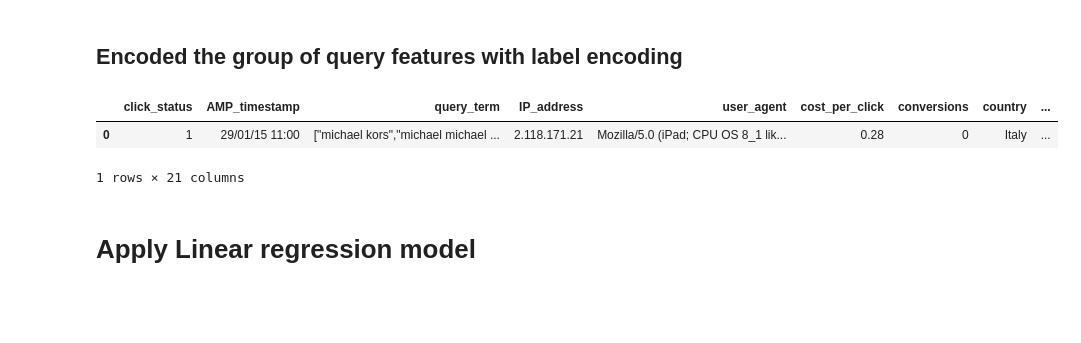
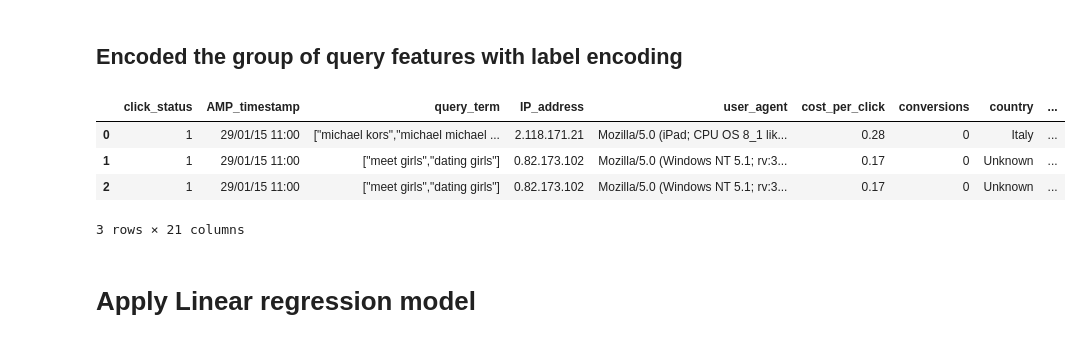
Before and after one commit to chinmaydas96/Click_prediction, a Jupyter notebook: test_online_2.ipynb, the cells around one changed output. Saved outputs shown, nothing was run; the diff lists cells and outputs as text; code cells hidden in the pictures; blank space fills up the shorter version.

```diff
--- a/test_online_2.ipynb
+++ b/test_online_2.ipynb
@@ -688,11 +688,13 @@ df['transform_query'] = le.transform(df.query_term)
 # %%
 # see the dataframe
 
-df.head(1)
+df.head(3)
 # %% [output]
 |  | click_status | AMP_timestamp | query_term | IP_address | user_agent | cost_per_click | conversions | country | ... |
 | 0 | 1 | 29/01/15 11:00 | ["michael kors","michael michael ... | 2.118.171.21 | Mozilla/5.0 (iPad; CPU OS 8_1 lik... | 0.28 | 0 | Italy | ... |
+| 1 | 1 | 29/01/15 11:00 | ["meet girls","dating girls"] | 0.82.173.102 | Mozilla/5.0 (Windows NT 5.1; rv:3... | 0.17 | 0 | Unknown | ... |
+| 2 | 1 | 29/01/15 11:00 | ["meet girls","dating girls"] | 0.82.173.102 | Mozilla/5.0 (Windows NT 5.1; rv:3... | 0.17 | 0 | Unknown | ... |
-1 rows × 21 columns
+3 rows × 21 columns
 # %% [markdown]
 # Apply Linear regression model
 # %%
```
Also changed, not shown: parts of 16 cells of this notebook, 1 other file.
